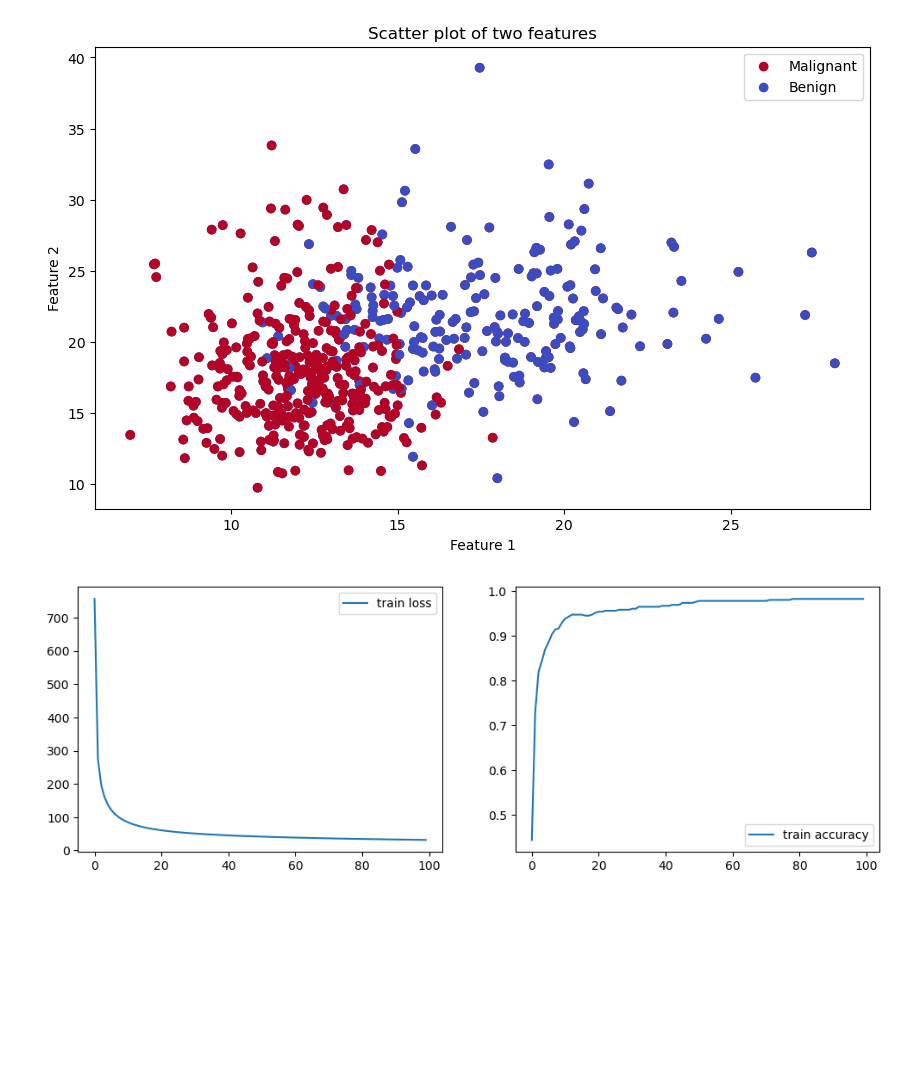
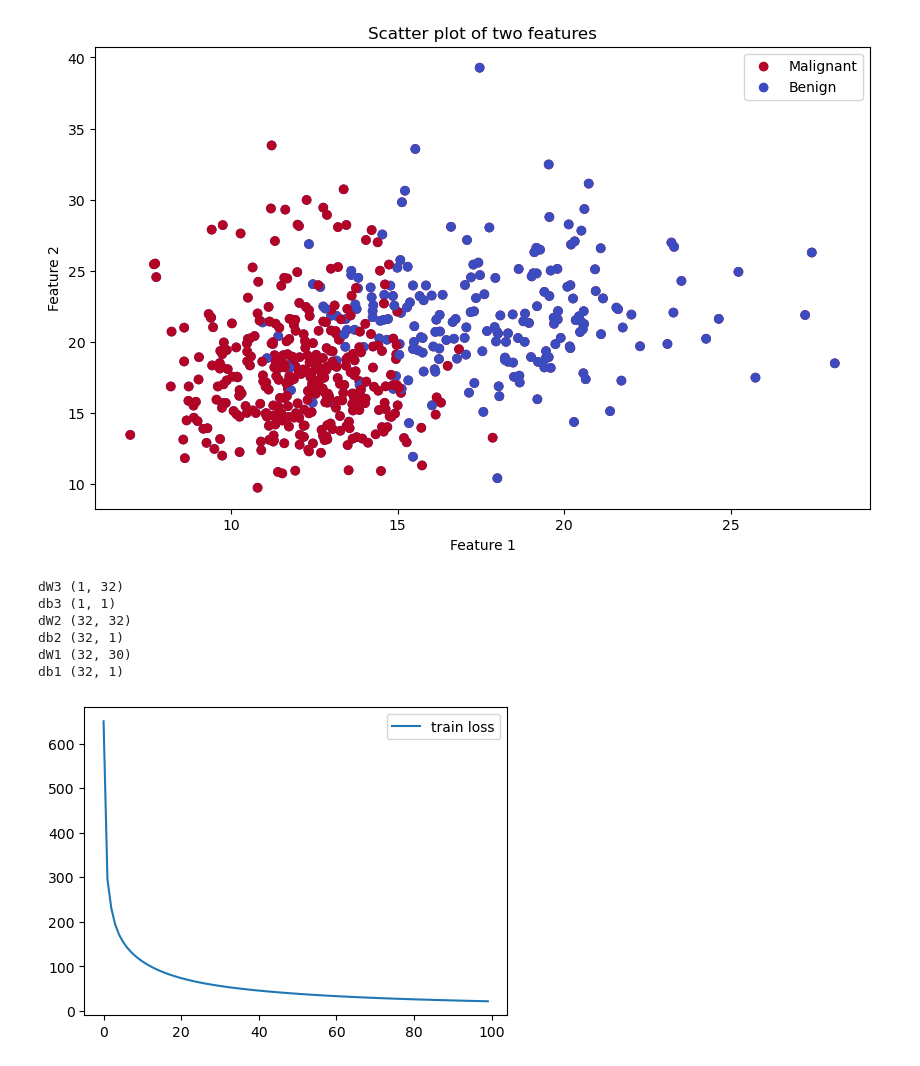
Before and after one commit to Jamie135/multilayer-perceptron, a Jupyter notebook: mlp.ipynb, the cells around one changed output. Saved outputs shown, nothing was run; the diff lists cells and outputs as text; code cells hidden in the pictures; blank space fills up the shorter version.

```diff
--- a/mlp.ipynb
+++ b/mlp.ipynb
@@ -135,3 +87,42 @@ def update(gradients, parameters, learning_rate):
+# %%
+def back_propagation(y, activations, parameters):
+
+    gradients = {}
+
+    m = y.shape[1]
+    C = len(parameters) // 2
+    dZ = activations['A' + str(C)] - y
+
+    for c in reversed(range(1, C + 1)):
+        gradients['dW' + str(c)] = 1 / m * np.dot(dZ, activations['A' + str(c - 1)].T)
+        gradients['db' + str(c)] = 1 / m * np.sum(dZ, axis=1, keepdims=True)
+        # for c > 1, calculate dZ for the next iteration
+        if c > 1:
+            dZ = np.dot(parameters['W' + str(c)].T, dZ) * activations['A' + str(c - 1)] * (1 - activations['A' + str(c - 1)])
+
+    return gradients
+
+gradients = back_propagation(y_train, activations, parameters)
+
+for key, value in gradients.items():
+    print(key, value.shape)
+# %% [output]
+dW3 (1, 32)
+db3 (1, 1)
+dW2 (32, 32)
+db2 (32, 1)
+dW1 (32, 30)
+db1 (32, 1)
+# %%
+def update(gradients, parameters, learning_rate):
+
+    C = len(parameters) // 2
+
+    for c in range(1, C + 1):
+        parameters['W' + str(c)] = parameters['W' + str(c)] - learning_rate * gradients['dW' + str(c)]
+        parameters['b' + str(c)] = parameters['b' + str(c)] - learning_rate * gradients['db' + str(c)]
+
+    return parameters
 # %%
 def predict(X, parameters):
     activations = forward_propagation(X, parameters)
@@ -140,36 +131,40 @@ def predict(X, parameters):
 # %%
-def train(X_train, y_train, X_test, y_test, n1, learning_rate = 0.1, epochs = 1000):
+def train(X_train, y_train, hidden_layers = (32, 32, 32), learning_rate = 0.1, epochs = 1000):
 
-    n0 = X_train.shape[0]
-    n2 = y_train.shape[0]
+    np.random.seed(42)
 
-    parameters = init(n0, n1, n2)
+    dimensions = list(hidden_layers)
+    dimensions.insert(0, X_train.shape[0])
+    dimensions.append(y_train.shape[0])
+
+    parameters = init(dimensions)
 
     train_loss = []
     train_acc = []
 
-    for i in range(epochs):
+    for i in tqdm(range(epochs)):
 
         activations = forward_propagation(X_train, parameters)
-        gradients = back_propagation(X_train, y_train, activations, parameters)
+        gradients = back_propagation(y_train, activations, parameters)
         parameters = update(gradients, parameters, learning_rate)
 
         if (i % 10 == 0):
-            train_loss.append(loss(y_train, activations['a2']))
-            y_pred = predict(X_train, parameters)
-            current_acc = accuracy_score(y_train.flatten(), y_pred.flatten())
-            train_acc.append(current_acc)
+            C = len(parameters) // 2
+            train_loss.append(loss(y_train, activations['A' + str(C)]))
+            # y_pred = predict(X_train, parameters)
+            # current_accuracy = accuracy_score(y_train.flatten(), y_pred.flatten())
+            # train_acc.append(current_accuracy)
 
     plt.figure(figsize=(12, 4))
     plt.subplot(1, 2, 1)
     plt.plot(train_loss, label='train loss')
     plt.legend()
-    plt.subplot(1, 2, 2)
-    plt.plot(train_acc, label='train accuracy')
-    plt.legend()
+    # plt.subplot(1, 2, 2)
+    # plt.plot(train_acc, label='train accuracy')
+    # plt.legend()
     plt.show()
     return parameters
 # %%
-parameters = train(X_train, y_train, X_test, y_test, 32)
+parameters = train(X_train, y_train)
 # %% [output]
-[figure, old version]
+[figure, new version]
```
Also changed, not shown: parts of 8 cells of this notebook.
